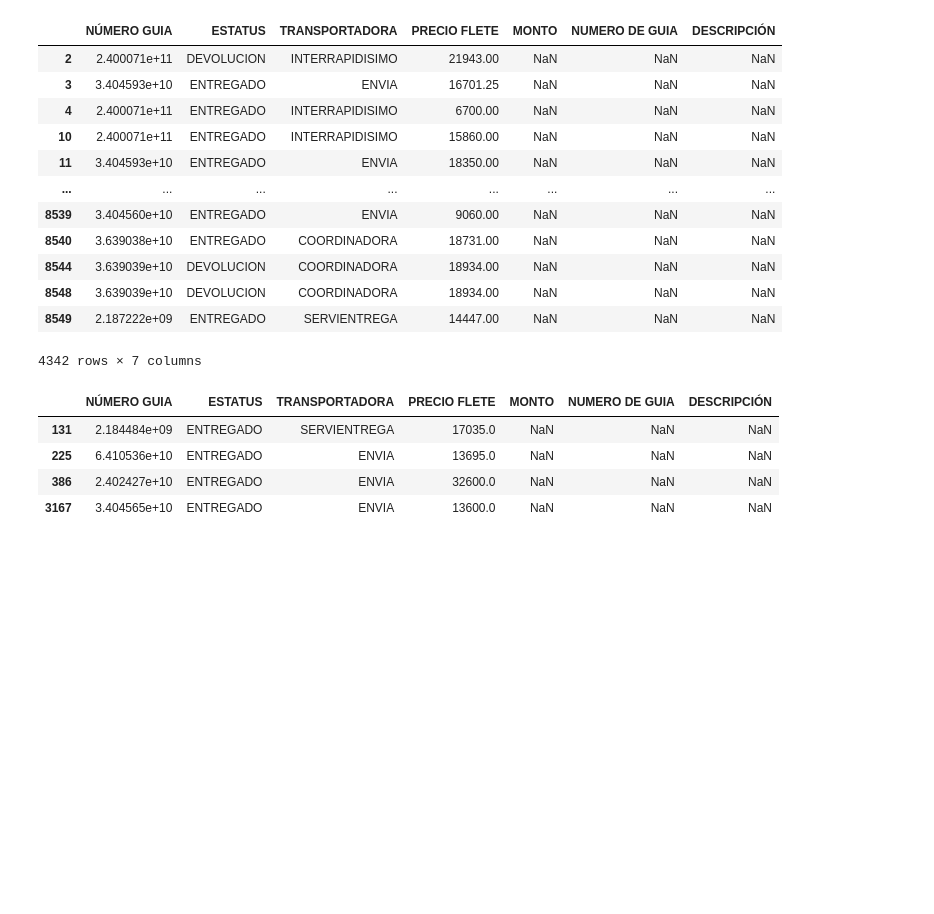
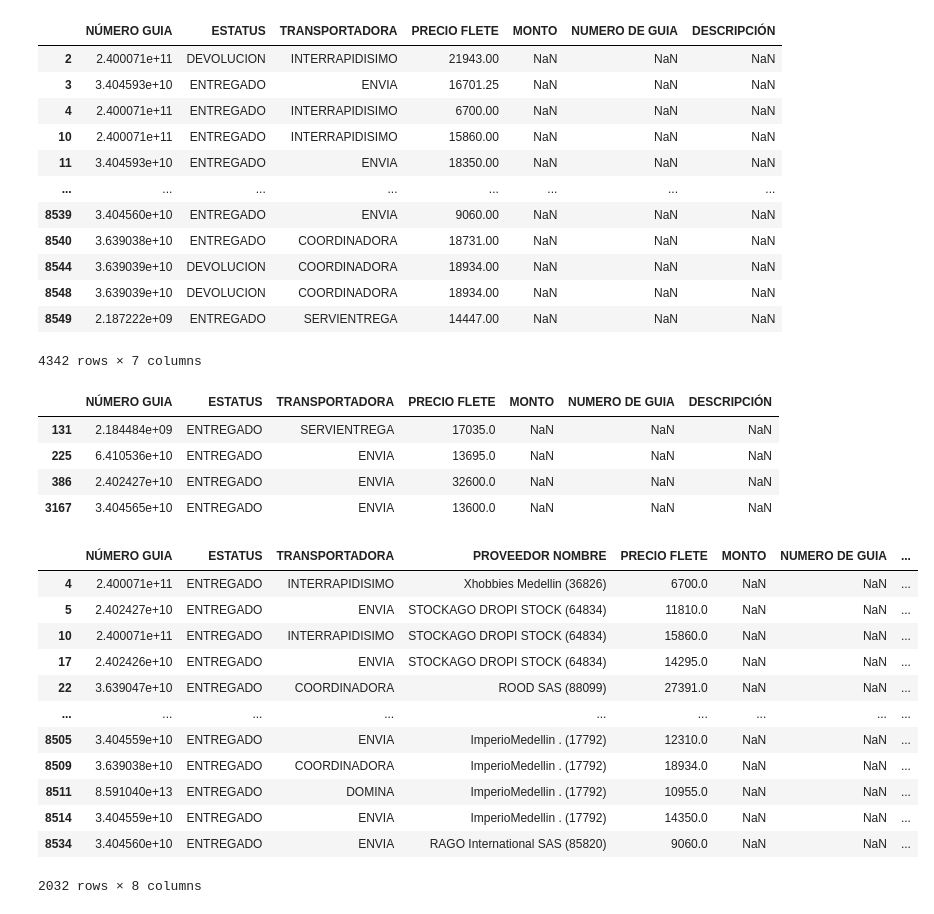
Before and after one commit to NiengLee/SeventyBlock-oct2023, a Jupyter notebook: 70BlockOct.ipynb, the cells around one changed output. Cells and saved outputs as stored; diff of their text form; code cells hidden in the pictures; blank space fills up the shorter version.

```diff
--- a/70BlockOct.ipynb
+++ b/70BlockOct.ipynb
@@ -135,17 +153,30 @@ display(sinPagarRef)
 # %%
 # Plan proveedor sin pagar:
 
 gananciaProv= adminHistorialCart[adminHistorialCart['DESCRIPCIÓN'] == 'GANANCIA POR PROVEEDOR']
 cruceAdmin_pagoProv = pd.merge(adminOrigenLimpio, gananciaProv, left_on='NÚMERO GUIA', right_on='NUMERO DE GUIA', how='left')
 
-
-cruceAdmin_pagoProv = cruceAdmin_pagoProv[['NÚMERO GUIA','ESTATUS','TRANSPORTADORA',
+cruceAdmin_pagoProv = cruceAdmin_pagoProv[['NÚMERO GUIA','ESTATUS','TRANSPORTADORA', 'PROVEEDOR NOMBRE',
                                         'PRECIO FLETE','MONTO','NUMERO DE GUIA', 'DESCRIPCIÓN']]
 
-cruceAdmin_pagoLog = cruceAdmin_pagoLog[cruceAdmin_pagoLog['ESTATUS'].isin(['ENTREGADO', 'DEVOLUCION'])]
-sinPagarLog = cruceAdmin_pagoLog[pd.isna(cruceAdmin_pagoLog['MONTO'])]
-sinPagarLog['NÚMERO GUIA'] = sinPagarLog['NÚMERO GUIA'].astype(float)
-display(sinPagarLog)
+cruceAdmin_pagoProv = cruceAdmin_pagoProv[cruceAdmin_pagoProv['ESTATUS'] == 'ENTREGADO']
+sinPagarProv = cruceAdmin_pagoProv[pd.isna(cruceAdmin_pagoProv['MONTO'])]
+sinPagarProv['NÚMERO GUIA'] = sinPagarProv['NÚMERO GUIA'].astype(float)
+display(sinPagarProv)
 
 # descomentar el siguiente renglon para guardar esta información en un archivo .csv
-# LogisticaSinpagar = sinPagarLog.to_csv('LogSinPagar', index=False)
+# ProvSinpagar = sinPagarProv.to_csv('ProvSinPagar', index=False)
+# %% [output]
+|  | NÚMERO GUIA | ESTATUS | TRANSPORTADORA | PROVEEDOR NOMBRE | PRECIO FLETE | MONTO | NUMERO DE GUIA | ... |
+| 4 | 2.400071e+11 | ENTREGADO | INTERRAPIDISIMO | Xhobbies Medellin (36826) | 6700.0 | NaN | NaN | ... |
+| 5 | 2.402427e+10 | ENTREGADO | ENVIA | STOCKAGO DROPI STOCK (64834) | 11810.0 | NaN | NaN | ... |
+| 10 | 2.400071e+11 | ENTREGADO | INTERRAPIDISIMO | STOCKAGO DROPI STOCK (64834) | 15860.0 | NaN | NaN | ... |
+| 17 | 2.402426e+10 | ENTREGADO | ENVIA | STOCKAGO DROPI STOCK (64834) | 14295.0 | NaN | NaN | ... |
+| 22 | 3.639047e+10 | ENTREGADO | COORDINADORA | ROOD SAS (88099) | 27391.0 | NaN | NaN | ... |
+| ... | ... | ... | ... | ... | ... | ... | ... | ... |
+| 8505 | 3.404559e+10 | ENTREGADO | ENVIA | ImperioMedellin . (17792) | 12310.0 | NaN | NaN | ... |
+| 8509 | 3.639038e+10 | ENTREGADO | COORDINADORA | ImperioMedellin . (17792) | 18934.0 | NaN | NaN | ... |
+| 8511 | 8.591040e+13 | ENTREGADO | DOMINA | ImperioMedellin . (17792) | 10955.0 | NaN | NaN | ... |
+| 8514 | 3.404559e+10 | ENTREGADO | ENVIA | ImperioMedellin . (17792) | 14350.0 | NaN | NaN | ... |
+| 8534 | 3.404560e+10 | ENTREGADO | ENVIA | RAGO International SAS (85820) | 9060.0 | NaN | NaN | ... |
+2032 rows × 8 columns
```
Also changed, not shown: parts of 6 cells of this notebook.
